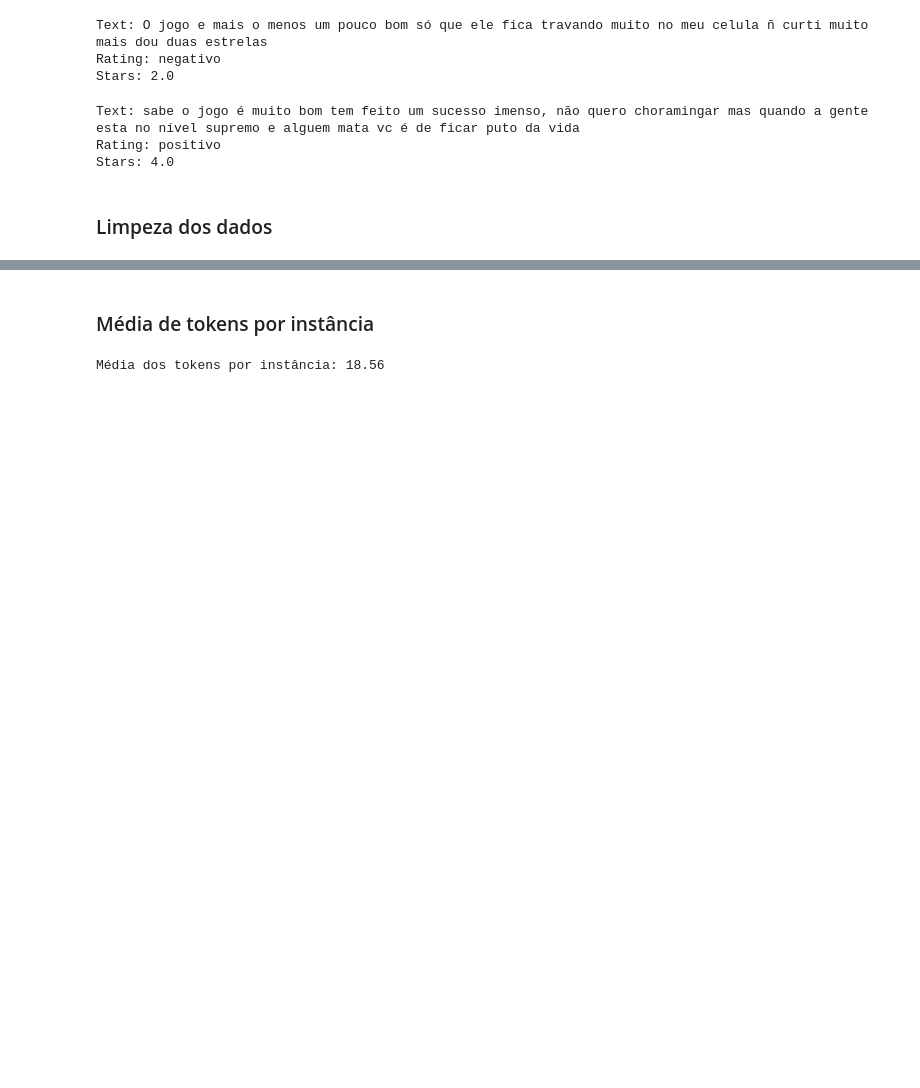
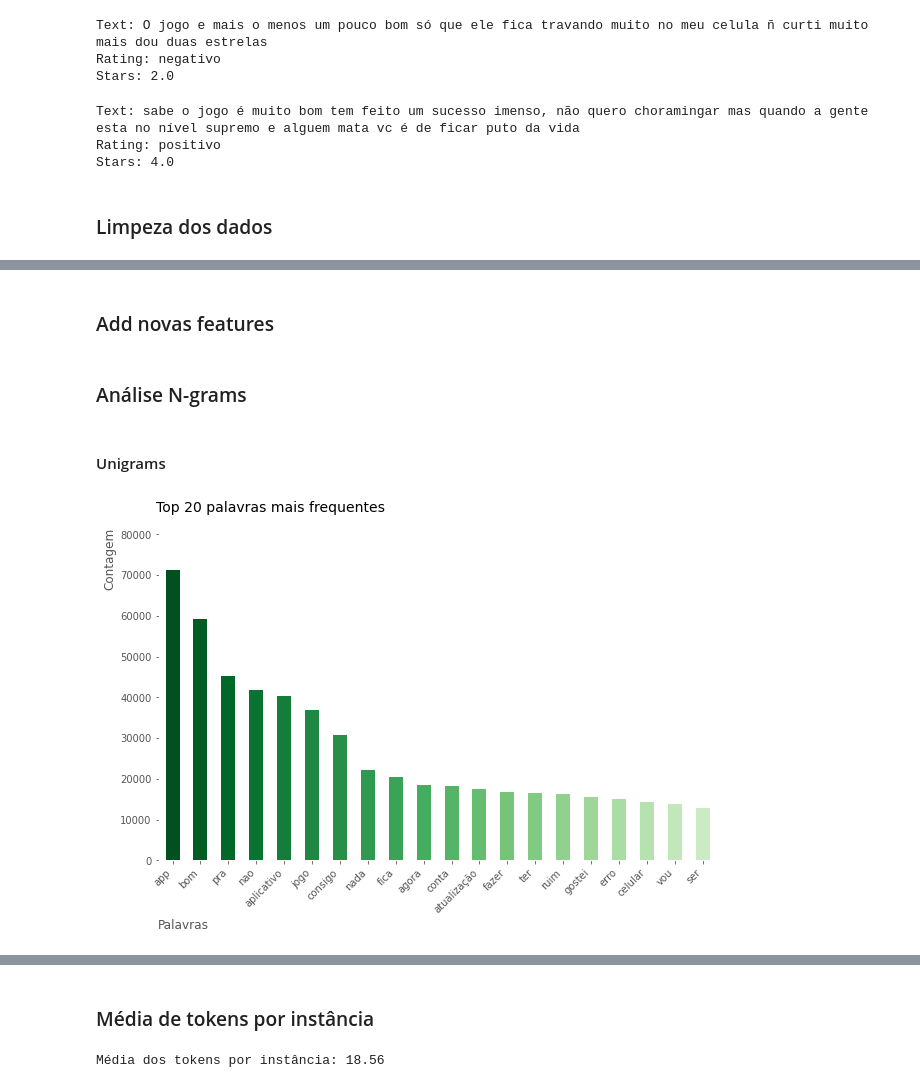
Before and after one commit to LilianeAquino/aed_projeto_4, a Jupyter notebook: template.ipynb, the cells around one changed output, grey strips where cells are left out. Drawn from its saved outputs; the diff is of its cells as text; code cells hidden in the pictures; blank space fills up the shorter version.

```diff
--- a/template.ipynb
+++ b/template.ipynb
@@ -49,6 +49,9 @@ print(f'Versão Matplotlib: {matplotlib.__version__}')
 # %% [output]
 Versão Seaborn: 0.10.1
 Versão Matplotlib: 3.2.1
+# %%
+plt.rcParams['axes.facecolor']='white'
+plt.rcParams['font.family'] = 'Arial, Helvetica, sans-serif'
 # %% [markdown]
 ### Dicionário dos dados
 # %% [markdown]
@@ -270,0 +291,2 @@ Stars: 4.0
+# %% [markdown]
+### Add novas features
@@ -270,0 +321,21 @@ Stars: 4.0
+# %% [markdown]
+### Análise N-grams
+# %% [markdown]
+#### Unigrams
+# %%
+common_words = get_top_n_words(apps['text'])
+uni = pd.DataFrame(common_words, columns = ['texto' , 'contagem'])
+
+_, ax= plt.subplots()
+uni.groupby('texto').sum()['contagem'].sort_values(ascending=False).plot(kind='bar',
+                                                                         color=sns.color_palette('Greens_r', n_colors=25),
+                                                                         figsize=[10, 6])
+
+plt.title('Top 20 palavras mais frequentes', y=1.05, size=14, loc='left', x=-0.005)
+plt.ylabel('Contagem', horizontalalignment='left', y=0.83)
+plt.xlabel('Palavras', horizontalalignment='right', x=0.09)
+plt.ylim(0, 80000)
+ax.set_xticklabels(uni['texto'], rotation=45, ha='right')
+plt.show()
+# %% [output]
+[figure, added]
```
Also changed, not shown: parts of 13 cells of this notebook, 4 other files.
